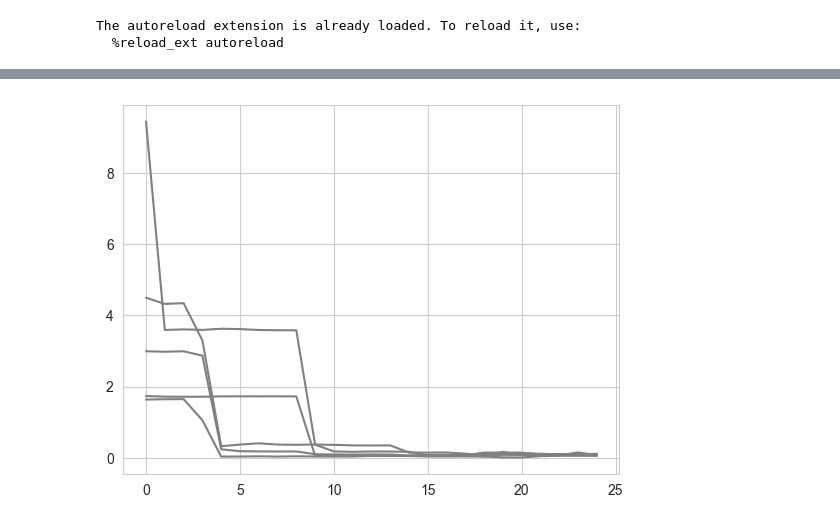
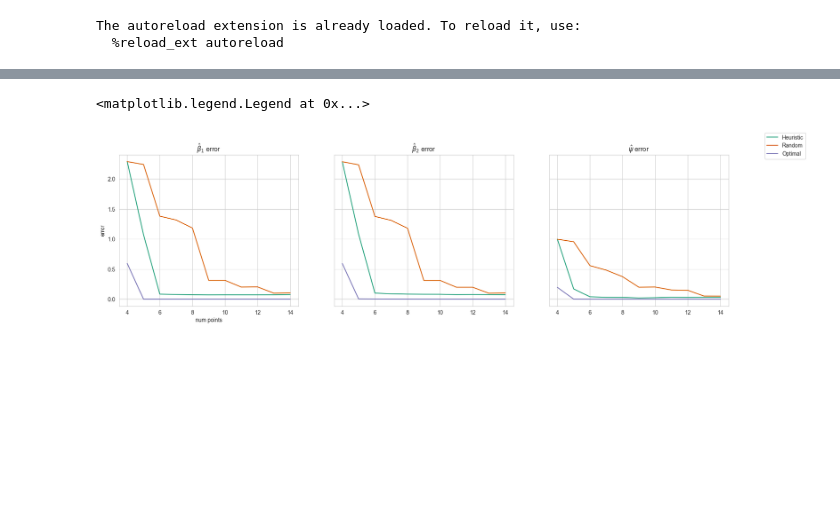
Before and after one commit to Violet-Ross/efficient-sampling, a Jupyter notebook: testing_ross_heuristic.ipynb, the cells around one changed output, grey strips where cells are left out. Drawn from its saved outputs; the diff is of its cells as text; code cells hidden in the pictures; blank space fills up the shorter version.

```diff
--- a/testing_ross_heuristic.ipynb
+++ b/testing_ross_heuristic.ipynb
@@ -10,9 +10,9 @@ import seaborn as sns
 # %% [output]
 The autoreload extension is already loaded. To reload it, use:
   %reload_ext autoreload
+# %%
+hf = restructured_ross_heuristic_flipped.heuristic_functions()
+tf = restructured_ross_heuristic_flipped.testing_functions()
 # %%
 sns.set_style("whitegrid")
 sns.set_palette("Dark2")
-# %%
-hf = ross_heuristic.heuristic_functions()
-tf = ross_heuristic.testing_functions()
@@ -43,18 +18,0 @@ plt.scatter(sampled_pts[:,0], [0] * num_points, zorder = 3, label = "Frozen Poin
-# %%
-for i in range(5):
-    num_points = 100
-    num_iter = 25
-    traj = tf.generate_traj(1)
-    sampled_pts = tf.sample_traj(traj, num_points)
-    true_coeffs = hf.get_coeffs(traj[0,1], sampled_pts)
-    # error_x = np.random.normal(0, 0.1, num_points)
-    error_y = np.random.normal(0, 0.1, num_points)
-    sampled_pts = np.array([sampled_pts[:,0], sampled_pts[:,1] + error_y]).T
-
-    c_val_step = 0.01
-    overall_min = 100000
-    changepoint, coeffs, taken_points = hf.ross_heuristic(sampled_pts, num_iter, c_val_step)
-    accuracy = [math.dist(true_coeffs, coeff) for coeff in coeffs]
-    plt.plot(range(num_iter), accuracy, color = "gray")
-# %% [output]
-[figure, removed]
@@ -60,0 +59,26 @@ for i in range(5):
+# %%
+mean_a1 = (accuracies1/10)
+mean_a2 = (accuracies2/10)
+mean_a3 = (accuracies3/10)
+# %%
+fig, axs = plt.subplots(1, 3, sharex=True, sharey= True)
+fig.set_figwidth(20)
+fig.set_figheight(5)
+axs[0].set_title('$\\hat{\\beta}_1$' ' error')
+axs[0].set_ylabel('error')
+axs[0].set_xlabel('num points')
+axs[0].plot(range(4, num_iter + 5), mean_a1[:,0], label = "Heuristic")
+axs[0].plot(range(4, num_iter + 5), mean_a2[:,0], label = "Random")
+axs[0].plot(range(4, num_iter + 5), mean_a3[:,0], label = "Optimal")
+axs[1].set_title('$\\hat{\\beta}_2$' ' error')
+axs[1].plot(range(4, num_iter + 5), mean_a1[:,1])
+axs[1].plot(range(4, num_iter + 5), mean_a2[:,1])
+axs[1].plot(range(4, num_iter + 5), mean_a3[:,1])
+axs[2].set_title('$\\hat{\\psi}$' ' error')
+axs[2].plot(range(4, num_iter + 5), mean_a1[:,2])
+axs[2].plot(range(4, num_iter + 5), mean_a2[:,2])
+axs[2].plot(range(4, num_iter + 5), mean_a3[:,2])
+fig.legend()
+# %% [output]
+<matplotlib.legend.Legend at 0x...>
+[figure, added]
```
Also changed, not shown: parts of 3 cells of this notebook, 1 other file.
